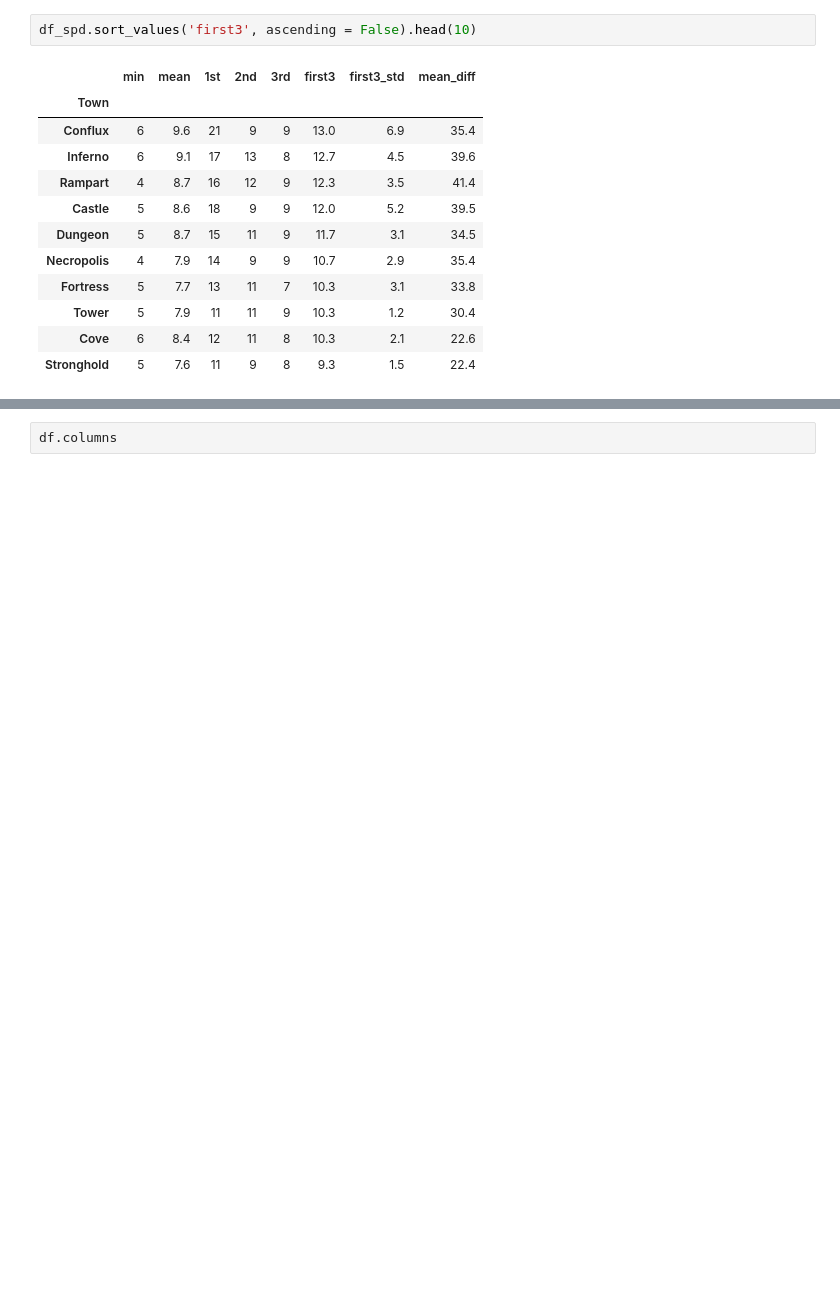
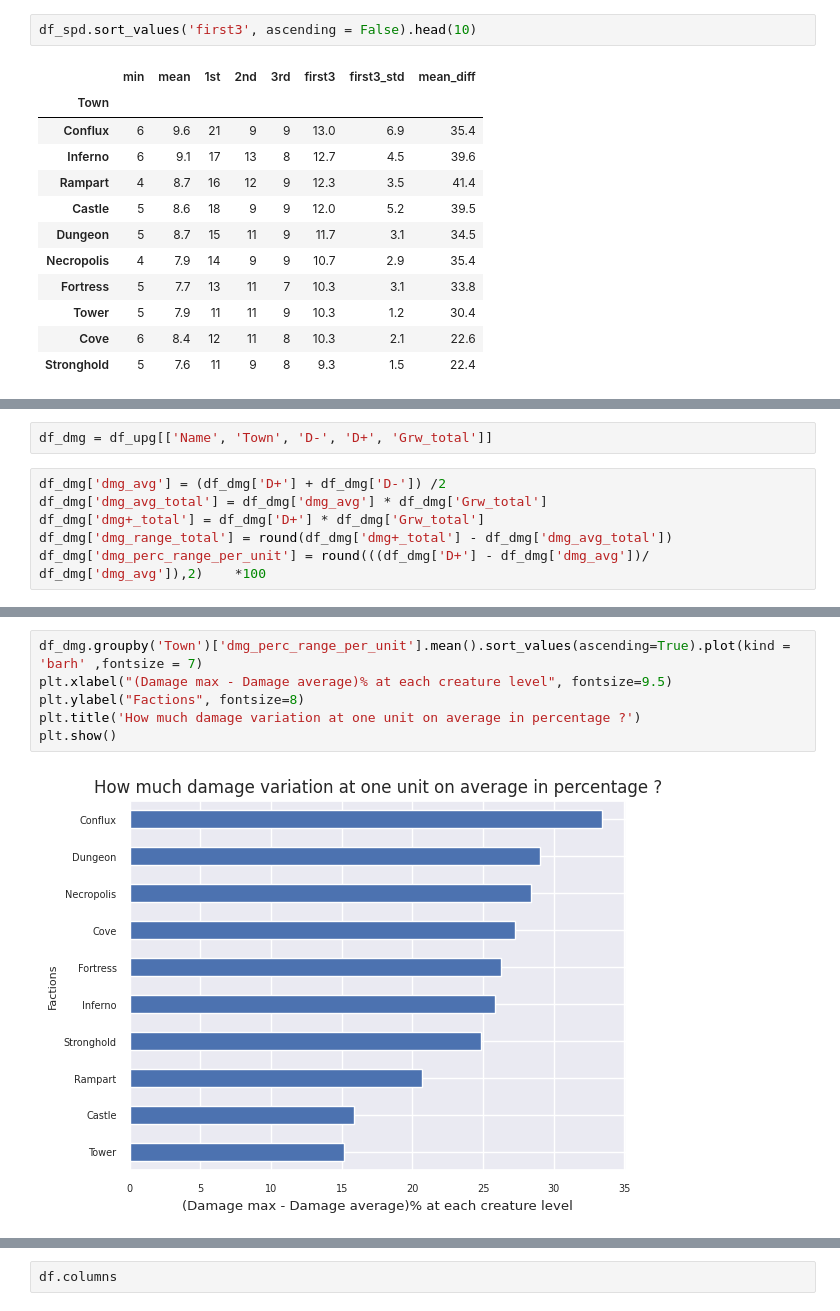
Before and after one commit to tazar09/h3_working_repo, a Jupyter notebook: h3_castles[oct10].ipynb, the cells around one changed output, grey strips where cells are left out. Cells and saved outputs as stored; diff of their text form; blank space fills up the shorter version.

```diff
--- a/h3_castles[oct10].ipynb
+++ b/h3_castles[oct10].ipynb
@@ -645,0 +608,8 @@ df_fortress[['Name', 'Spd', 'Upgraded']].sort_values(by='Spd', ascending = False
+# %%
+df_dmg = df_upg[['Name', 'Town', 'D-', 'D+', 'Grw_total']]
+# %%
+df_dmg['dmg_avg'] = (df_dmg['D+'] + df_dmg['D-']) /2
+df_dmg['dmg_avg_total'] = df_dmg['dmg_avg'] * df_dmg['Grw_total']
+df_dmg['dmg+_total'] = df_dmg['D+'] * df_dmg['Grw_total']
+df_dmg['dmg_range_total'] = round(df_dmg['dmg+_total'] - df_dmg['dmg_avg_total'])
+df_dmg['dmg_perc_range_per_unit'] = round(((df_dmg['D+'] - df_dmg['dmg_avg'])/ df_dmg['dmg_avg']),2)    *100
@@ -645,0 +640,8 @@ df_fortress[['Name', 'Spd', 'Upgraded']].sort_values(by='Spd', ascending = False
+# %%
+df_dmg.groupby('Town')['dmg_perc_range_per_unit'].mean().sort_values(ascending=True).plot(kind = 'barh' ,fontsize = 7)
+plt.xlabel("(Damage max - Damage average)% at each creature level", fontsize=9.5)
+plt.ylabel("Factions", fontsize=8)
+plt.title('How much damage variation at one unit on average in percentage ?')
+plt.show()
+# %% [output]
+[figure, added]
```
Also changed, not shown: parts of 71 cells of this notebook.
